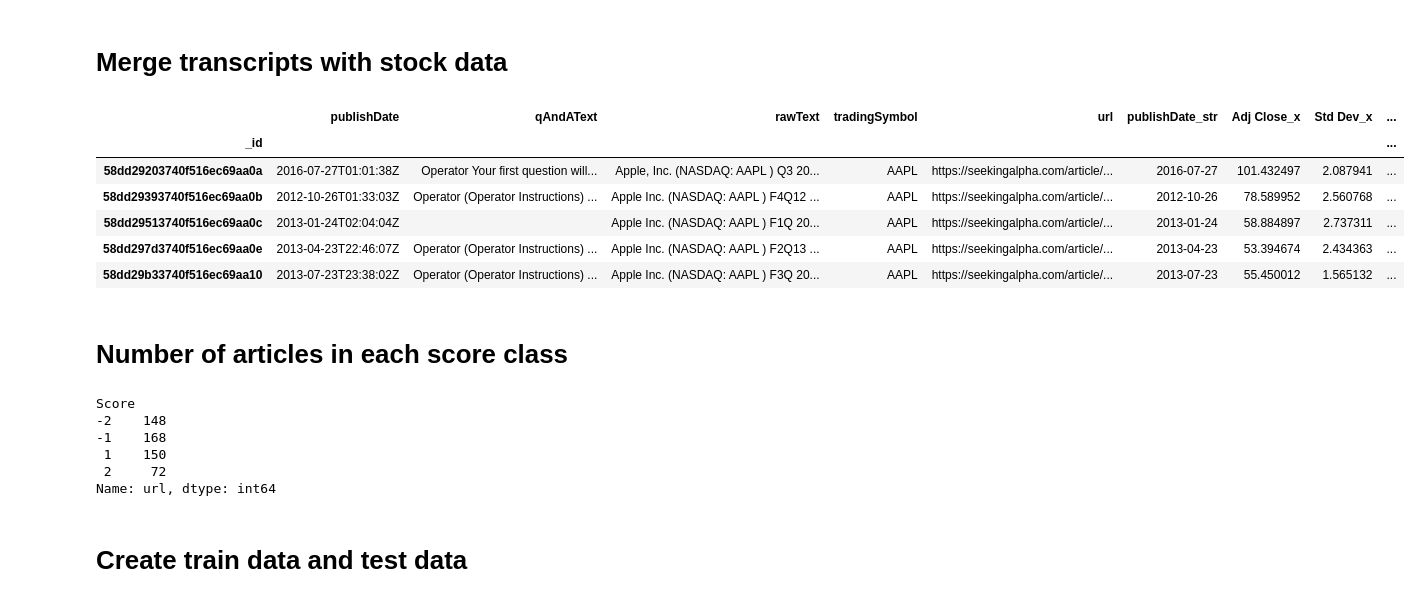
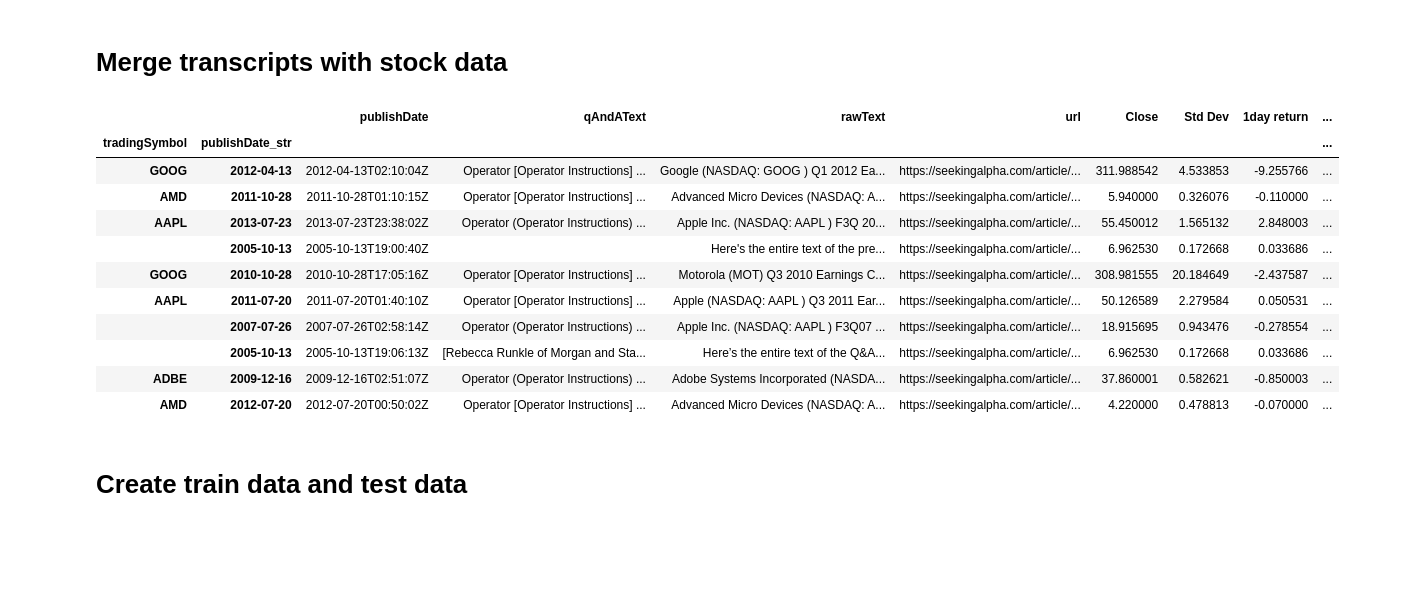
Before and after one commit to minimalgeek/Python, a Jupyter notebook: NLP/SeekingAlpha/SeekingAlpha sentiment analysis 1 - LogisticRegression.ipynb, the cells around one changed output. Saved outputs shown, nothing was run; the diff lists cells and outputs as text; code cells hidden in the pictures; blank space fills up the shorter version.

Commit message:
Model data tweaking Std Dev based label calculation

```diff
--- a/NLP/SeekingAlpha/SeekingAlpha sentiment analysis 1 - LogisticRegression.ipynb
+++ b/NLP/SeekingAlpha/SeekingAlpha sentiment analysis 1 - LogisticRegression.ipynb
@@ -37,4 +24,4 @@ client = MongoClient('localhost', 27017)
 earnings_transcript_collection = client.python_import.earnings_transcript
 # %%
 earnings_transcript = pd.DataFrame(list(earnings_transcript_collection.find()))
-earnings_transcript.set_index('_id', inplace=True)
+earnings_transcript.drop('_id', axis=1, inplace=True)
@@ -89,0 +36,3 @@ aapl_df.head(10)
+# %%
+earnings_transcript.set_index(['tradingSymbol', 'publishDate_str'], inplace=True)
+earnings_transcript.head(2)
@@ -89,0 +101,25 @@ aapl_df.head(10)
+# %%
+tickers = earnings_transcript.index.levels[0]
+all_stocks = None
+for ticker in tickers:
+    stocks = ystockquote.get_historical_prices(ticker, '2000-01-01', '2017-12-31')
+    print('{} ticker has {} long list'.format(ticker, len(stocks)))
+    df = pd.DataFrame(stocks).transpose()
+    if 'Adj Close' in df.columns:
+        df['Close'] = pd.to_numeric(df['Adj Close'], errors='ignore')
+    elif 'Close' in df.columns:
+        df['Close'] = pd.to_numeric(df['Close'], errors='ignore')
+    else:
+        print('{} is not available'.format(ticker))
+        continue
+    df.drop(axis=1, labels=[col for col in df.columns if col not in ['Close']], inplace=True)
+    indexes = pd.MultiIndex.from_product([[ticker], df.index.values.tolist()], names=['tradingSymbol', 'publishDate_str'])
+    df.set_index(indexes, inplace=True)
+
+    Applyer.all_label_calc(df)
+    df.dropna(inplace=True)
+
+    if all_stocks is None:
+        all_stocks = df
+    else:
+        all_stocks = all_stocks.append(df)
@@ -90,26 +158,20 @@ aapl_df.head(10)
 # %% [markdown]
 # Merge transcripts with stock data
 # %%
-earnings_transcript = earnings_transcript.merge(aapl_df, left_on='publishDate_str', right_index=True)
-earnings_transcript.head(5)
+earnings_transcript = earnings_transcript.merge(all_stocks, left_index=True, right_index=True)
+earnings_transcript.sample(10)
 # %% [output]
-|  | publishDate | qAndAText | rawText | tradingSymbol | url | publishDate_str | Adj Close_x | Std Dev_x | ... |
-| _id |  |  |  |  |  |  |  |  | ... |
-| 58dd29203740f516ec69aa0a | 2016-07-27T01:01:38Z | Operator Your first question will... | Apple, Inc. (NASDAQ: AAPL ) Q3 20... | AAPL | https://seekingalpha.com/article/... | 2016-07-27 | 101.432497 | 2.087941 | ... |
-| 58dd29393740f516ec69aa0b | 2012-10-26T01:33:03Z | Operator (Operator Instructions) ... | Apple Inc. (NASDAQ: AAPL ) F4Q12 ... | AAPL | https://seekingalpha.com/article/... | 2012-10-26 | 78.589952 | 2.560768 | ... |
-| 58dd29513740f516ec69aa0c | 2013-01-24T02:04:04Z |  | Apple Inc. (NASDAQ: AAPL ) F1Q 20... | AAPL | https://seekingalpha.com/article/... | 2013-01-24 | 58.884897 | 2.737311 | ... |
-| 58dd297d3740f516ec69aa0e | 2013-04-23T22:46:07Z | Operator (Operator Instructions) ... | Apple Inc. (NASDAQ: AAPL ) F2Q13 ... | AAPL | https://seekingalpha.com/article/... | 2013-04-23 | 53.394674 | 2.434363 | ... |
-| 58dd29b33740f516ec69aa10 | 2013-07-23T23:38:02Z | Operator (Operator Instructions) ... | Apple Inc. (NASDAQ: AAPL ) F3Q 20... | AAPL | https://seekingalpha.com/article/... | 2013-07-23 | 55.450012 | 1.565132 | ... |
+|  |  | publishDate | qAndAText | rawText | url | Close | Std Dev | 1day return | ... |
+| tradingSymbol | publishDate_str |  |  |  |  |  |  |  | ... |
+| GOOG | 2012-04-13 | 2012-04-13T02:10:04Z | Operator [Operator Instructions] ... | Google (NASDAQ: GOOG ) Q1 2012 Ea... | https://seekingalpha.com/article/... | 311.988542 | 4.533853 | -9.255766 | ... |
+| AMD | 2011-10-28 | 2011-10-28T01:10:15Z | Operator [Operator Instructions] ... | Advanced Micro Devices (NASDAQ: A... | https://seekingalpha.com/article/... | 5.940000 | 0.326076 | -0.110000 | ... |
+| AAPL | 2013-07-23 | 2013-07-23T23:38:02Z | Operator (Operator Instructions) ... | Apple Inc. (NASDAQ: AAPL ) F3Q 20... | https://seekingalpha.com/article/... | 55.450012 | 1.565132 | 2.848003 | ... |
+|  | 2005-10-13 | 2005-10-13T19:00:40Z |  | Here's the entire text of the pre... | https://seekingalpha.com/article/... | 6.962530 | 0.172668 | 0.033686 | ... |
+| GOOG | 2010-10-28 | 2010-10-28T17:05:16Z | Operator [Operator Instructions] ... | Motorola (MOT) Q3 2010 Earnings C... | https://seekingalpha.com/article/... | 308.981555 | 20.184649 | -2.437587 | ... |
+| AAPL | 2011-07-20 | 2011-07-20T01:40:10Z | Operator [Operator Instructions] ... | Apple (NASDAQ: AAPL ) Q3 2011 Ear... | https://seekingalpha.com/article/... | 50.126589 | 2.279584 | 0.050531 | ... |
+|  | 2007-07-26 | 2007-07-26T02:58:14Z | Operator (Operator Instructions) ... | Apple Inc. (NASDAQ: AAPL ) F3Q07 ... | https://seekingalpha.com/article/... | 18.915695 | 0.943476 | -0.278554 | ... |
+|  | 2005-10-13 | 2005-10-13T19:06:13Z | [Rebecca Runkle of Morgan and Sta... | Here’s the entire text of the Q&A... | https://seekingalpha.com/article/... | 6.962530 | 0.172668 | 0.033686 | ... |
+| ADBE | 2009-12-16 | 2009-12-16T02:51:07Z | Operator (Operator Instructions) ... | Adobe Systems Incorporated (NASDA... | https://seekingalpha.com/article/... | 37.860001 | 0.582621 | -0.850003 | ... |
+| AMD | 2012-07-20 | 2012-07-20T00:50:02Z | Operator [Operator Instructions] ... | Advanced Micro Devices (NASDAQ: A... | https://seekingalpha.com/article/... | 4.220000 | 0.478813 | -0.070000 | ... |
-# %% [markdown]
-# Number of articles in each score class
-# %%
-fomc_articles_scored.groupby('Score')['url'].count()
-# %% [output]
-Score
--2    148
--1    168
- 1    150
- 2     72
-Name: url, dtype: int64
 # %% [markdown]
 # Create train data and test data
```
Also changed, not shown: parts of 39 cells of this notebook, 1 other file.
